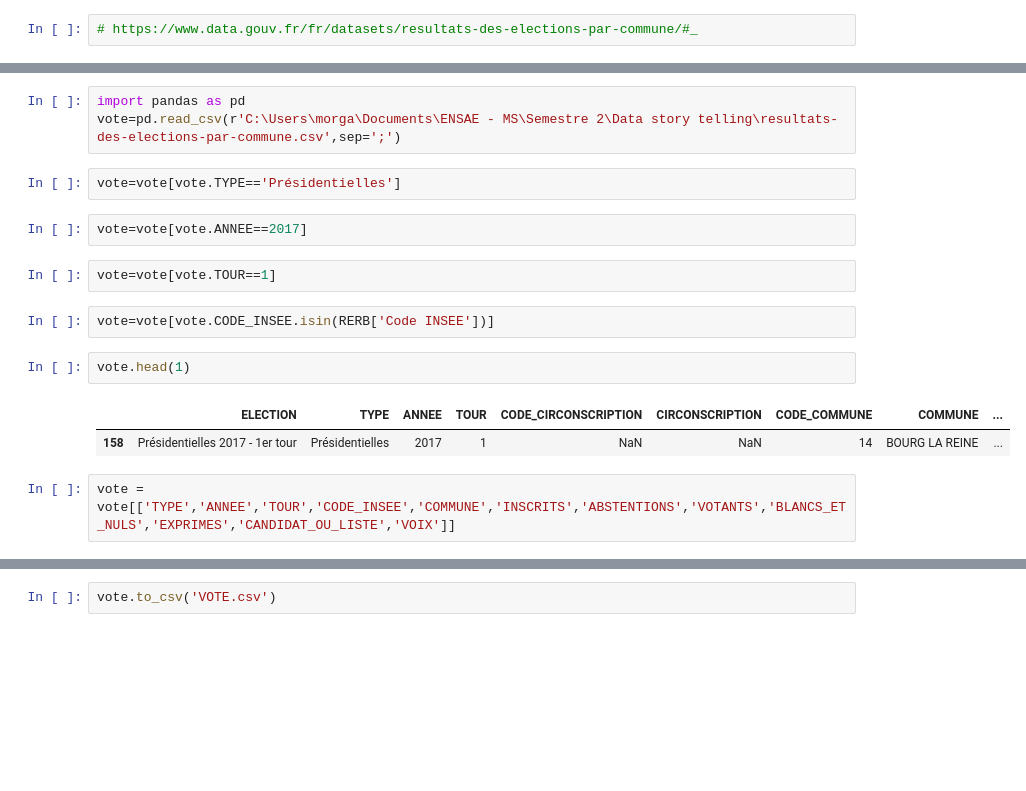
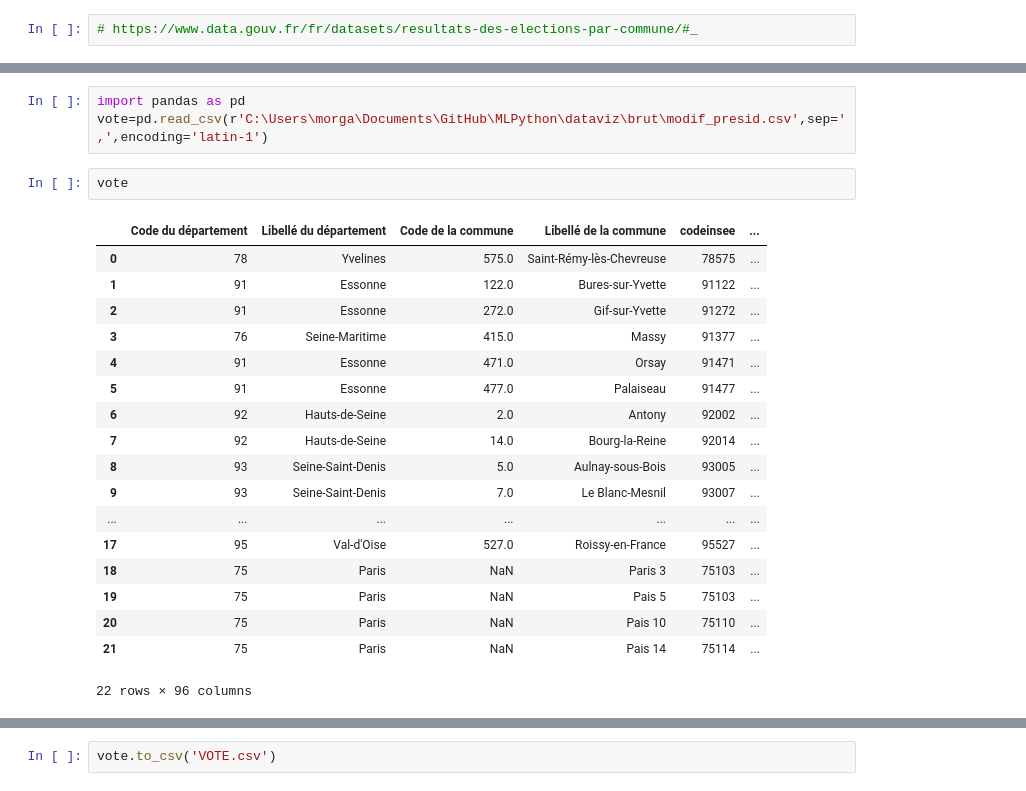
Before and after one commit to cerezamo/dataviz, a Jupyter notebook: BDD.ipynb, the cells around one changed output, grey strips where cells are left out. Drawn from its saved outputs; the diff is of its cells as text; blank space fills up the shorter version.

```diff
--- a/BDD.ipynb
+++ b/BDD.ipynb
@@ -11,18 +10,24 @@ vote=pd.read_csv(r'C:\Users\morga\Documents\ENSAE - MS\Semestre 2\Data story tel
 # %%
 import pandas as pd
-vote=pd.read_csv(r'C:\Users\morga\Documents\ENSAE - MS\Semestre 2\Data story telling\resultats-des-elections-par-commune.csv',sep=';')
+vote=pd.read_csv(r'C:\Users\morga\Documents\GitHub\MLPython\dataviz\brut\modif_presid.csv',sep=',',encoding='latin-1')
-# %%
-vote=vote[vote.TYPE=='Présidentielles']
-# %%
-vote=vote[vote.ANNEE==2017]
-# %%
-vote=vote[vote.TOUR==1]
-# %%
-vote=vote[vote.CODE_INSEE.isin(RERB['Code INSEE'])]
 # %%
-vote.head(1)
+vote
 # %% [output]
-|  | ELECTION | TYPE | ANNEE | TOUR | CODE_CIRCONSCRIPTION | CIRCONSCRIPTION | CODE_COMMUNE | COMMUNE | ... |
-| 158 | Présidentielles 2017 - 1er tour | Présidentielles | 2017 | 1 | NaN | NaN | 14 | BOURG LA REINE | ... |
+|  | Code du département | Libellé du département | Code de la commune | Libellé de la commune | codeinsee | ... |
+| 0 | 78 | Yvelines | 575.0 | Saint-Rémy-lès-Chevreuse | 78575 | ... |
+| 1 | 91 | Essonne | 122.0 | Bures-sur-Yvette | 91122 | ... |
+| 2 | 91 | Essonne | 272.0 | Gif-sur-Yvette | 91272 | ... |
+| 3 | 76 | Seine-Maritime | 415.0 | Massy | 91377 | ... |
+| 4 | 91 | Essonne | 471.0 | Orsay | 91471 | ... |
+| 5 | 91 | Essonne | 477.0 | Palaiseau | 91477 | ... |
+| 6 | 92 | Hauts-de-Seine | 2.0 | Antony | 92002 | ... |
+| 7 | 92 | Hauts-de-Seine | 14.0 | Bourg-la-Reine | 92014 | ... |
+| 8 | 93 | Seine-Saint-Denis | 5.0 | Aulnay-sous-Bois | 93005 | ... |
+| 9 | 93 | Seine-Saint-Denis | 7.0 | Le Blanc-Mesnil | 93007 | ... |
+| ... | ... | ... | ... | ... | ... | ... |
+| 17 | 95 | Val-d'Oise | 527.0 | Roissy-en-France | 95527 | ... |
+| 18 | 75 | Paris | NaN | Paris 3 | 75103 | ... |
+| 19 | 75 | Paris | NaN | Pais 5 | 75103 | ... |
+| 20 | 75 | Paris | NaN | Pais 10 | 75110 | ... |
+| 21 | 75 | Paris | NaN | Pais 14 | 75114 | ... |
+22 rows × 96 columns
-# %%
-vote = vote[['TYPE','ANNEE','TOUR','CODE_INSEE','COMMUNE','INSCRITS','ABSTENTIONS','VOTANTS','BLANCS_ET_NULS','EXPRIMES','CANDIDAT_OU_LISTE','VOIX']]
```
Also changed, not shown: parts of 5 cells of this notebook, 3 other files.
